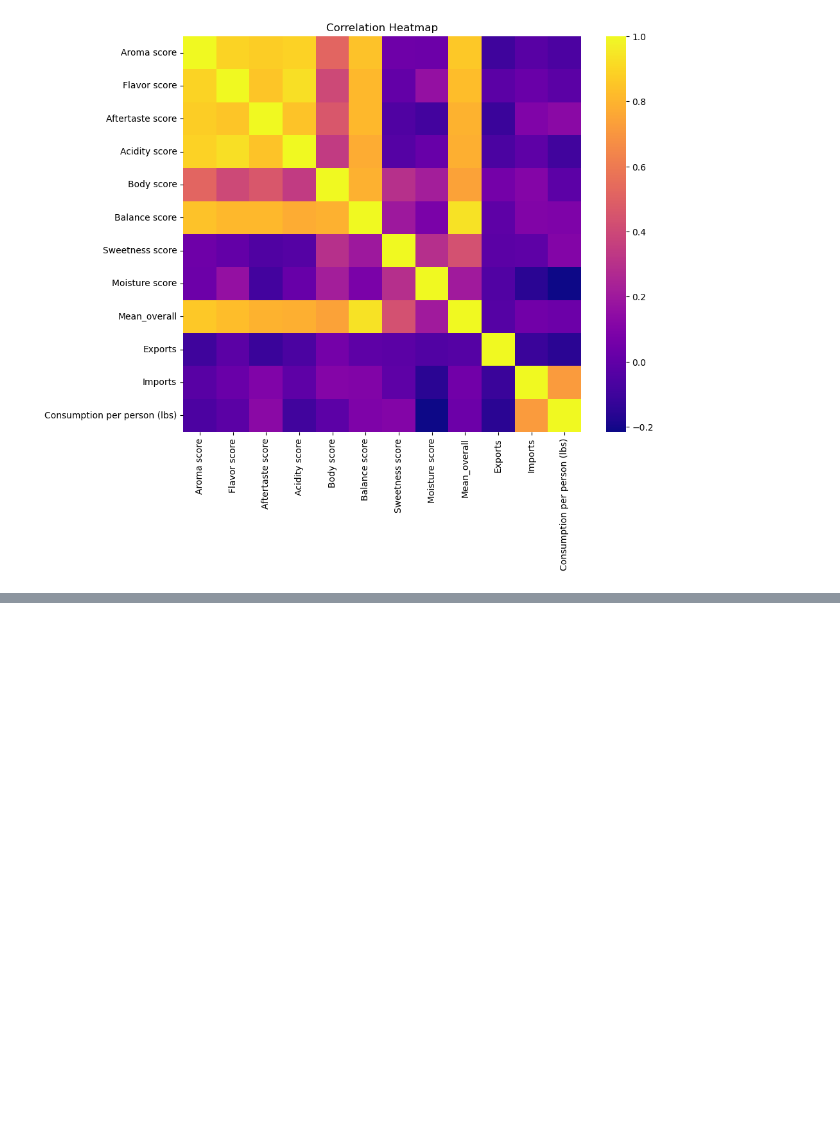
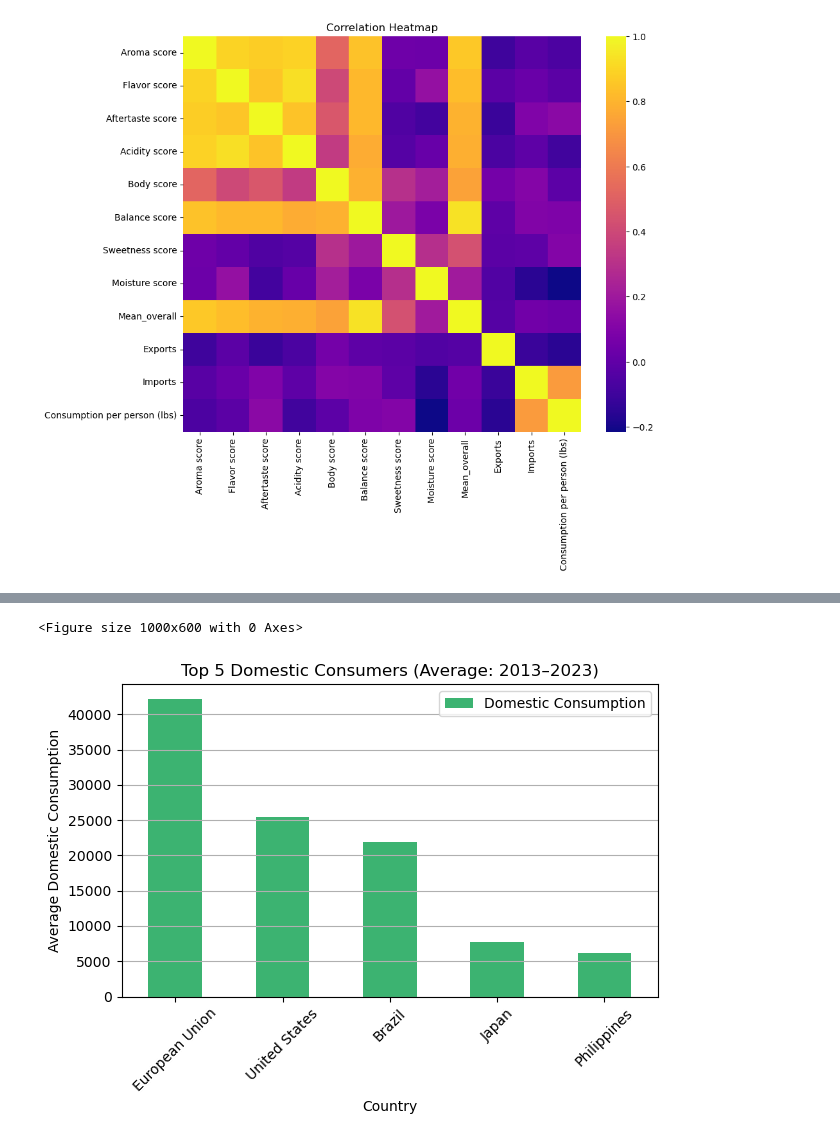
Before and after one commit to coopachupa/Project-3-, a Jupyter notebook: Nurmaa (NKD)/Cleaning and analysis.ipynb, the cells around one changed output, grey strips where cells are left out. Drawn from its saved outputs; the diff is of its cells as text; code cells hidden in the pictures; blank space fills up the shorter version.

```diff
--- a/Nurmaa (NKD)/Cleaning and analysis.ipynb
+++ b/Nurmaa (NKD)/Cleaning and analysis.ipynb
@@ -603,0 +619,17 @@ plt.show()
+# %%
+domestic_avg_consumers = domestic_consumer.sort_values(by = 'Domestic Consumption', ascending=False)
+# Select the top 3 countries with the highest average domestic consumption
+top_3_domestic_consumers = domestic_avg_consumers.head(5)
+# Visualization for top 3 domestic consumers
+plt.figure(figsize=(10, 6))
+top_3_domestic_consumers.plot(x = 'Country', kind='bar', color='mediumseagreen')
+plt.title('Top 5 Domestic Consumers (Average: 2013–2023)')
+plt.xlabel('Country')
+plt.ylabel('Average Domestic Consumption')
+plt.xticks(rotation=45)
+plt.grid(axis='y')
+plt.tight_layout()
+plt.show()
+# %% [output]
+<Figure size 1000x600 with 0 Axes>
+[figure, added]
```
Also changed, not shown: parts of 8 cells of this notebook.
